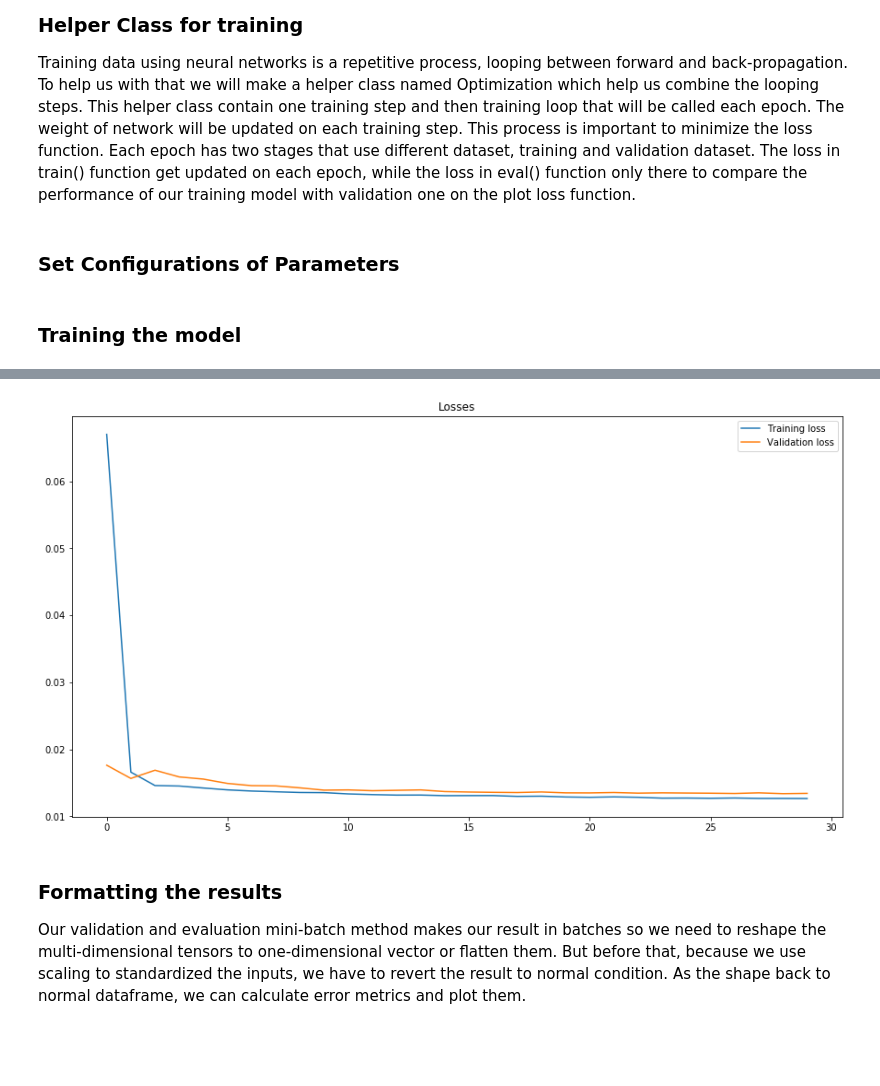
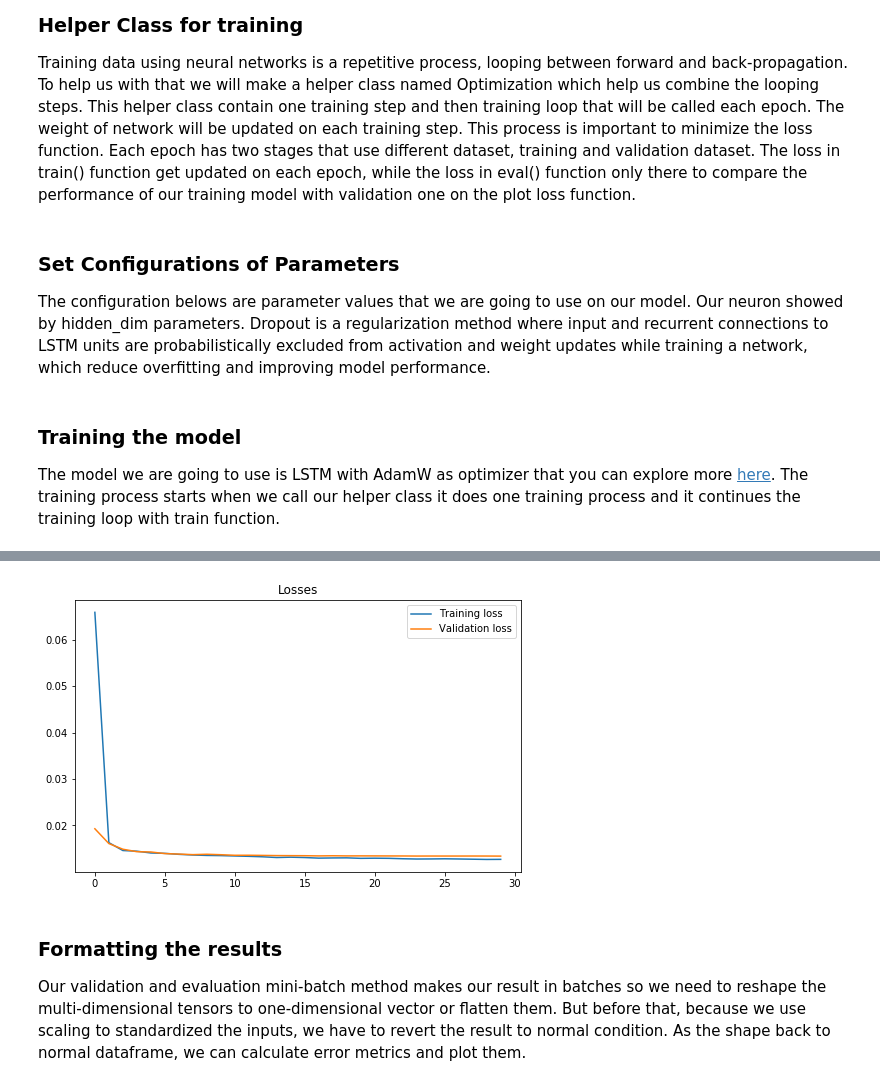
Before and after one commit to kevbow/Sea-Level-Rise-Prediction-with-Pytorch, a Jupyter notebook: DSS 1 - Sea Level Rise Prediction with Pytorch.ipynb, the cells around one changed output, grey strips where cells are left out. Saved outputs shown, nothing was run; the diff lists cells and outputs as text; code cells hidden in the pictures; blank space fills up the shorter version.

```diff
--- a/DSS 1 - Sea Level Rise Prediction with Pytorch.ipynb
+++ b/DSS 1 - Sea Level Rise Prediction with Pytorch.ipynb
@@ -510,16 +514,48 @@ class Optimization:
 
         return predictions, values
 
+    def predict(self, future_loader, batch_size=1, n_features=1):
+        """
+        The method takes DataLoaders for the predicting future dataset, batch size for mini-batch testing,
+        and number of features as inputs.
+
+        --Arguments--
+            test_loader: torch.utils.data.DataLoader
+                DataLoader that stores test data
+            batch_size: int
+                Batch size for mini-batch training
+            n_features: int
+                Number of feature columns
+
+        --Returns--
+            predictions: list[float]
+                The values predicted by the model
+
+        """
+        # mini-batch testing to predict data from future dataset
+        with torch.no_grad():
+            predictions = []
+            for x_test in test_loader:
+                x_test = x_test.view([batch_size, -1, n_features]).to(device)
+                self.model.eval()
+                yhat = self.model(x_test)
+                # save model prediction result to list
+                predictions.append(yhat.to(device).detach().numpy())
+
+        return predictions
+
     def plot_losses(self):
         """
         The method plots the calculated loss values for training and validation
         """
+        plt.figure(figsize=[8, 5])
         plt.plot(self.train_losses, label="Training loss")
         plt.plot(self.val_losses, label="Validation loss")
         plt.legend()
         plt.title("Losses")
         plt.show()
         plt.close()
-# %% [markdown]
-### Set Configurations of Parameters
+# %% [markdown]
+### Set Configurations of Parameters
+The configuration belows are parameter values that we are going to use on our model. Our neuron showed by hidden_dim parameters. Dropout is a regularization method where input and recurrent connections to LSTM units are probabilistically excluded from activation and weight updates while training a network, which reduce overfitting and improving model performance.
 # %%
@@ -540,8 +578,9 @@ model_params = {'input_dim': input_dim,
                 'layer_dim' : layer_dim,
                 'output_dim' : output_dim,
                 'dropout_prob' : dropout}
-# %% [markdown]
-### Training the model
+# %% [markdown]
+### Training the model
+The model we are going to use is LSTM with AdamW as optimizer that you can explore more [here](https://pytorch.org/docs/stable/optim.html#algorithms). The training process starts when we call our helper class it does one training process and it continues the training loop with train function.
 # %%
 import torch.optim as optim
 
@@ -556,7 +595,7 @@ optimizer = optim.AdamW(model.parameters(), lr=learning_rate, weight_decay=weigh
 opt = Optimization(model=model, loss_fn=loss_fn, optimizer=optimizer)
 validation, validation_values = opt.train(
     train_loader,
-    test_loader,
+    val_loader,
     batch_size=batch_size,
     n_epochs=n_epochs,
     n_features=input_dim,
@@ -584,5 +623,5 @@ predictions, values = opt.evaluate(
 [30/30] Training loss: 0.0127    Validation loss: 0.0134
-[figure, old version]
+[figure, new version]
 # %% [markdown]
 ### Formatting the results
 
```
Also changed, not shown: parts of 42 cells of this notebook.
